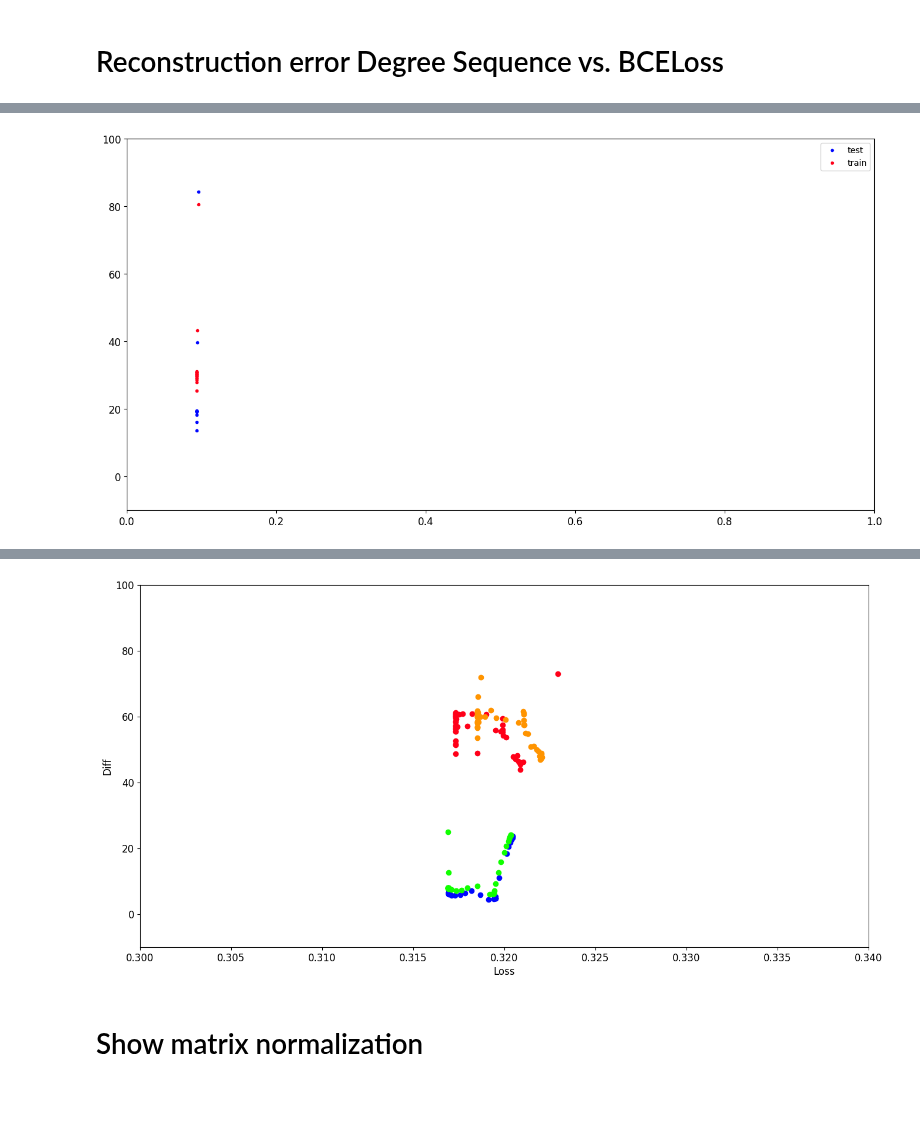
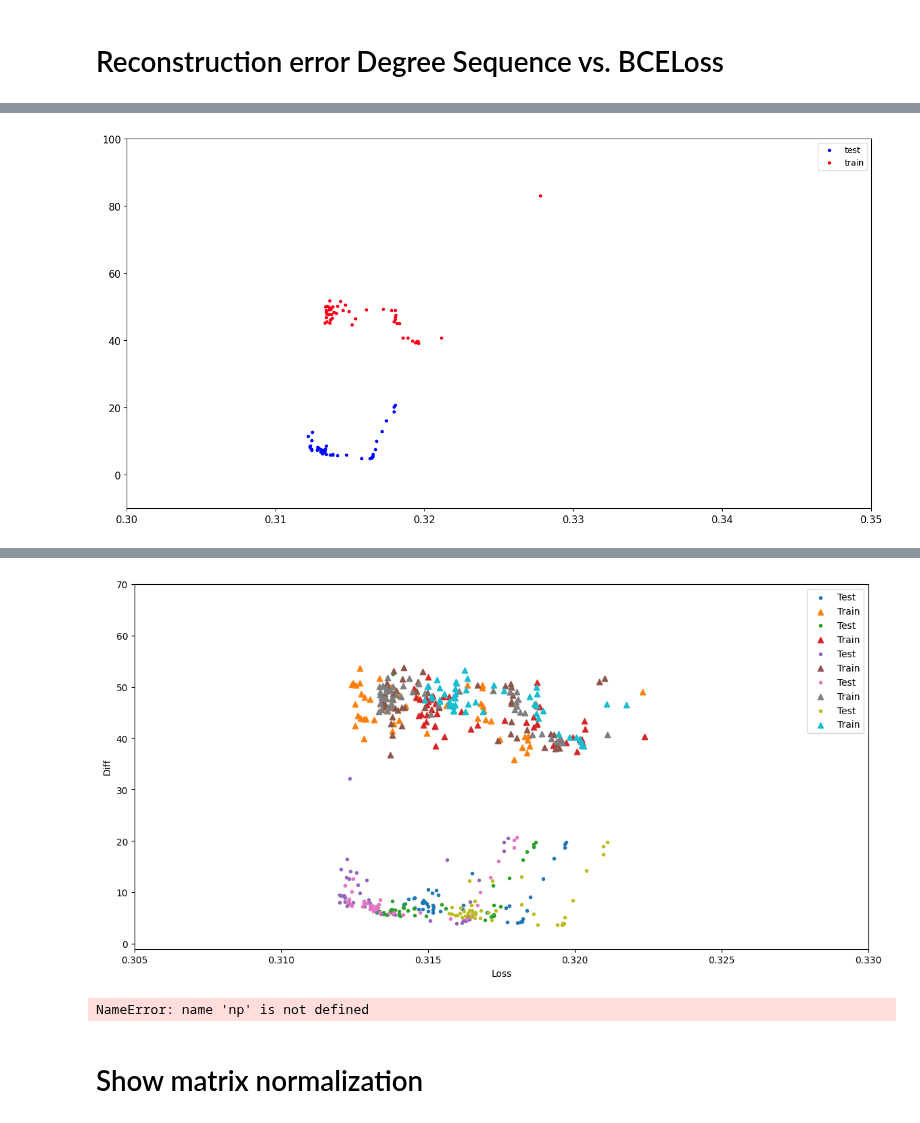
Before and after one commit to dandarm/Embednet, a Jupyter notebook: Pod_Autoencoder.ipynb, the cells around one changed output, grey strips where cells are left out. Cells and saved outputs as stored; diff of their text form; code cells hidden in the pictures; blank space fills up the shorter version.

Commit message:
corretto errore diff deg_seq - plot migliorati - diff_deg_seq vs BCELoss

```diff
--- a/Pod_Autoencoder.ipynb
+++ b/Pod_Autoencoder.ipynb
@@ -1143,2 +1105,2 @@ def get_diff_deg_seq_vs_loss(path):
 # %%
-corresponding_loss_test, diff_deg_seq_test, corresponding_loss_train, diff_deg_seq_train = get_diff_deg_seq_vs_loss(path)
+corresponding_loss_test, diff_deg_seq_test, corresponding_loss_train, diff_deg_seq_train, ref_loss = get_diff_deg_seq_vs_loss(path)
@@ -1144,0 +1145,20 @@ corresponding_loss_test, diff_deg_seq_test, corresponding_loss_train, diff_deg_s
+# %%
+plt.figure()
+for loss_test, diff_test, loss_train, diff_train, ref_loss in results:
+    #plt.scatter(loss_test - ref_loss, diff_test, label='Test', marker='.')
+    #plt.scatter(loss_train - ref_loss, diff_train, label='Train', marker='^')
+    #print(len(loss_test + loss_train), len(diff_test + diff_train))
+    x = loss_test + loss_train - ref_loss
+    y = np.array(diff_test)+np.array(diff_train)
+    if np.all(np.isfinite(x)) and np.all(np.isfinite(y)):
+        plt.plot(diff_train, '.', markersize=3 , label='train')
+        plt.plot(diff_test, '.', markersize=3, label='test' )
+        plt.legend()
+        plt.show()
+
+plt.xlabel('Loss')
+plt.ylabel('Diff')
+#plt.legend()
+plt.ylim(-2,100)
+#plt.xlim(0.15,0.25)
+plt.show()
@@ -1155,11 +1190,11 @@ plt.ylim(17,40)
 plt.plot(corresponding_loss_test, diff_deg_seq_test, '.', label='test')
 plt.plot(corresponding_loss_train, diff_deg_seq_train, '.', label='train')
 plt.ylim(-10,100)
-plt.xlim(0,1)
+plt.xlim(0.3,0.35)
 plt.legend()
 plt.show()
 # %% [output]
-[figure, old version]
+[figure, new version]
 # %%
 carichi = []
 for fold in training_folders:
@@ -1207,20 +1242,45 @@ output_plots/autoencoder/8/ER__[01]_Classi1_nodi300_grafiX50___#__AE_CM______§1
 output_plots/autoencoder/8/ER__[01]_Classi1_nodi300_grafiX20___#__AE_CM______§1-4-2§_________ELU+RELU__grphnorm__-xavier_uniform___#__lr0000200005_ADAMW_BCELoss
 # %%
 res_normalized_best = [res_normalized[0],  res_normalized[5]]  #res_normalized[4],
+# %%
+best_folder = [
+    base_path / "ER__[01]_Classi1_nodi200_grafiX20___#__AE_CM______§1-128-64-64-32§__ELU+RELU__grphnorm__-xavier_normal___#__lr0000101_ADAMW_BCELoss",
+    base_path / "ER__[01]_Classi1_nodi200_grafiX20___#__AE_CM______§1-128-64-64-32§__ELU+RELU__grphnorm__-xavier_normal___#__lr0000151_ADAMW_BCELoss",
+    base_path / "ER__[01]_Classi1_nodi200_grafiX20___#__AE_CM______§1-128-64-64-32§__ELU+RELU__grphnorm__-xavier_normal___#__lr0000201_ADAMW_BCELoss",
+    base_path / "ER__[01]_Classi1_nodi200_grafiX50___#__AE_CM______§1-128-64-64-32§__ELU+RELU__grphnorm__-xavier_normal___#__lr0000101_ADAMW_BCELoss",
+    base_path / "ER__[01]_Classi1_nodi200_grafiX50___#__AE_CM______§1-128-64-64-32§__ELU+RELU__grphnorm__-xavier_normal___#__lr0000151_ADAMW_BCELoss",
+]
+best = []
+for folder in best_folder:
+    best.append(get_diff_deg_seq_vs_loss(Path(folder)))
 # %%
 plt.figure()
-for loss_test, diff_test, loss_train, diff_train in res_normalized_best:
-    plt.scatter(loss_test, diff_test)#, label='Test', marker='o')
-    plt.scatter(loss_train, diff_train)#, label='Train', marker='^')
+for loss_test, diff_test, loss_train, diff_train in best:
+    plt.scatter(loss_test, diff_test, label='Test', marker='.')
+    plt.scatter(loss_train, diff_train, label='Train', marker='^')
 
 plt.xlabel('Loss')
 plt.ylabel('Diff')
-#plt.legend()
-plt.ylim(-10,100)
-plt.xlim(0.3,0.34)
+plt.legend()
+plt.ylim(-1,70)
+plt.xlim(0.305,0.33)
 plt.show()
 # %% [output]
-[figure, old version]
+[figure, new version]
+# %%
+epochs_list_points = 50
+epochs = 100000
+end3 = np.cbrt(epochs)
+endlog = np.log(epochs)
+cubicarray = np.power(np.linspace(1., end3, num=epochs_list_points), 3)
+logarray = np.logspace(1., endlog, num=epochs_list_points, base=np.e)
+epochs_list = np.unique(np.round(cubicarray)).astype(int)
+epochs_log = np.unique(np.round(logarray)).astype(int)
+
+plt.plot(epochs_list, '.')
+plt.plot(epochs_log, '.')
+# %% [output]
+NameError: name 'np' is not defined
 # %% [markdown]
 # Show matrix normalization
 # %%
```
Also changed, not shown: parts of 18 cells of this notebook, 15 other files.
